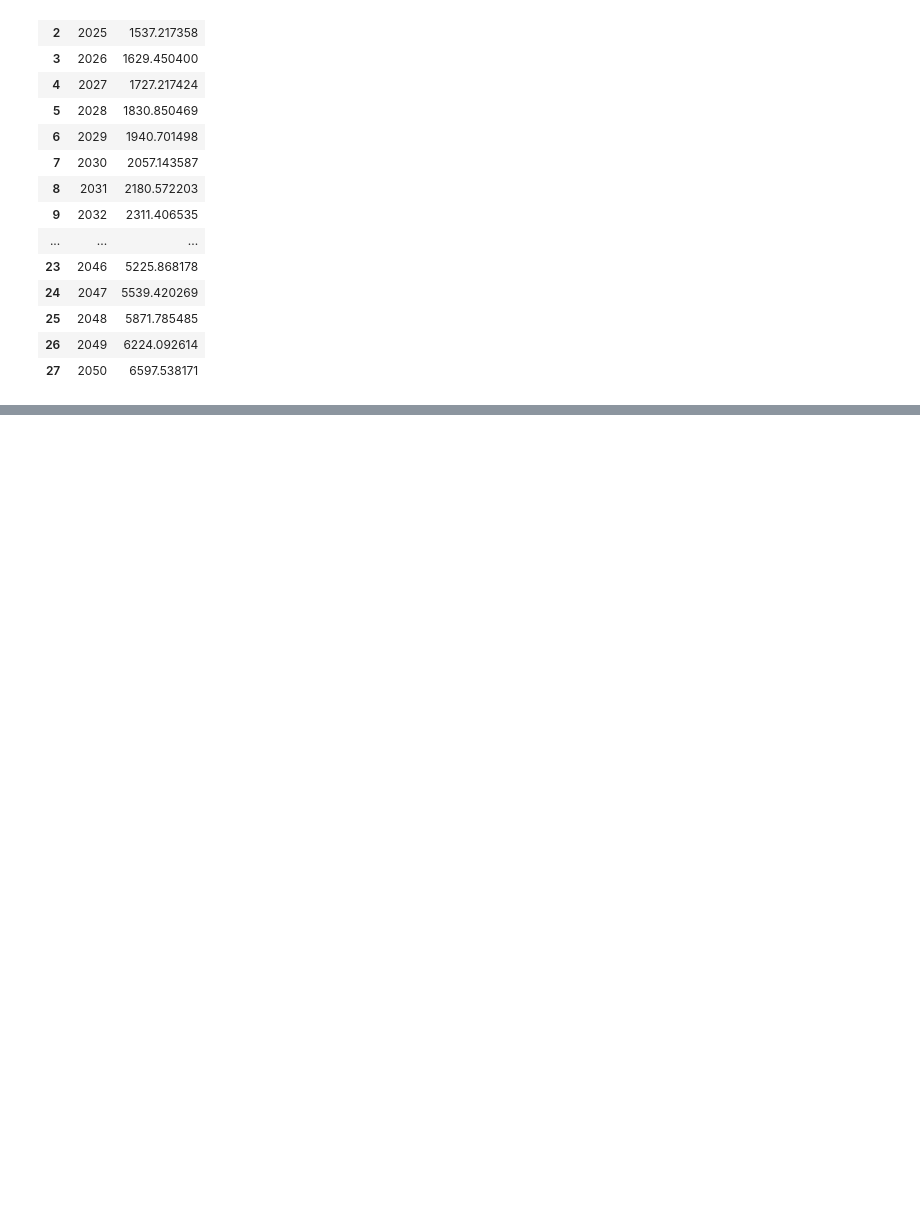
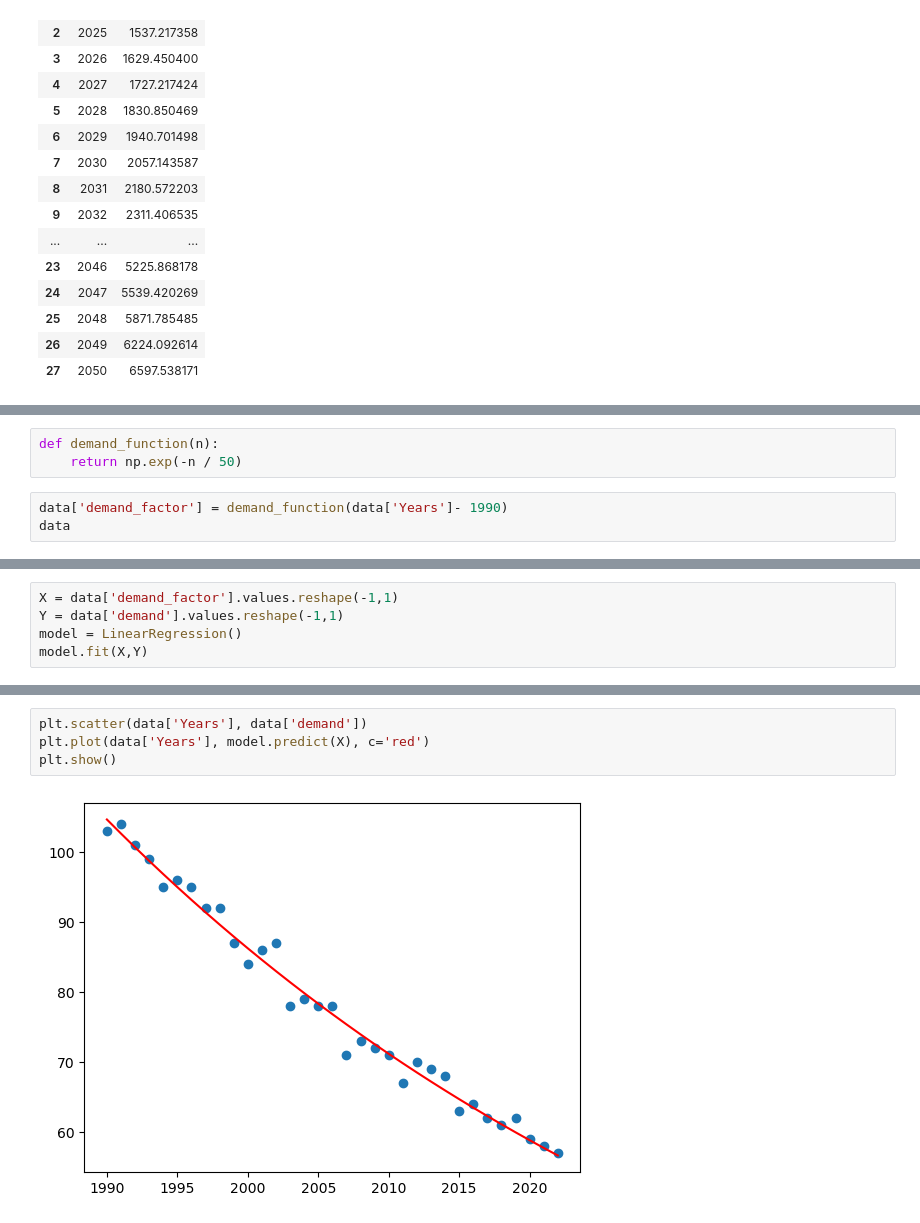
Before and after one commit to Hossein-MJafari/EEcon_Py_Project, a Jupyter notebook: Project.ipynb, the cells around one changed output, grey strips where cells are left out. Saved outputs shown, nothing was run; the diff lists cells and outputs as text; blank space fills up the shorter version.

```diff
--- a/Project.ipynb
+++ b/Project.ipynb
@@ -204,0 +337,6 @@ material1_future
+# %%
+def demand_function(n):
+    return np.exp(-n / 50)
+# %%
+data['demand_factor'] = demand_function(data['Years']- 1990)
+data
@@ -204,0 +361,5 @@ material1_future
+# %%
+X = data['demand_factor'].values.reshape(-1,1)
+Y = data['demand'].values.reshape(-1,1)
+model = LinearRegression()
+model.fit(X,Y)
@@ -204,0 +376,6 @@ material1_future
+# %%
+plt.scatter(data['Years'], data['demand'])
+plt.plot(data['Years'], model.predict(X), c='red')
+plt.show()
+# %% [output]
+[figure, added]
```
Also changed, not shown: parts of 18 cells of this notebook.
